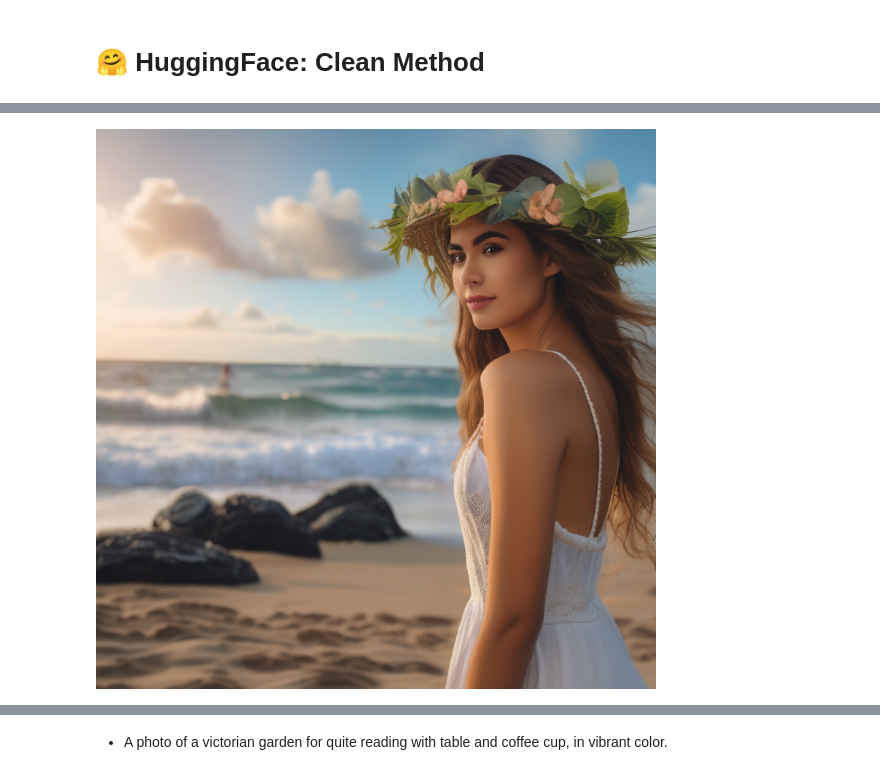
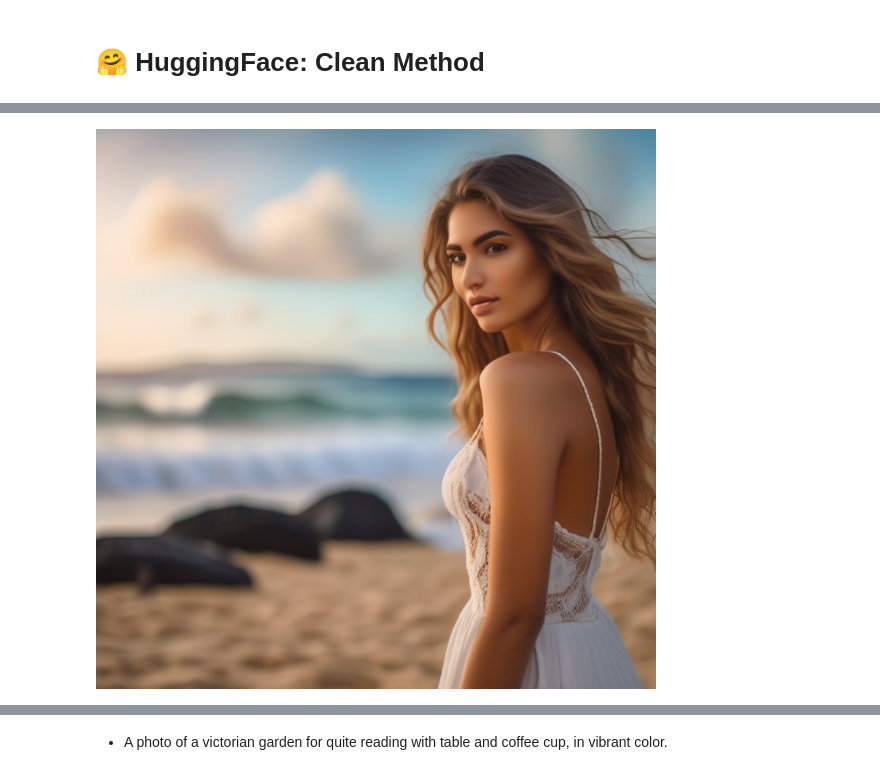
Before and after one commit to duchaba/pluto_happy, a Jupyter notebook: pluto_hugging_face_stable_diffusion.ipynb, the cells around one changed output, grey strips where cells are left out. Saved outputs shown, nothing was run; the diff lists cells and outputs as text; code cells hidden in the pictures.

```diff
--- a/pluto_hugging_face_stable_diffusion.ipynb
+++ b/pluto_hugging_face_stable_diffusion.ipynb
@@ -50,10 +53,11 @@ git_req = f'{git_repo}/{fname}'
 # prompt: None
 # Note: start up pluto
 
-fname = './pluto_happy/pluto.py'
+fname = '/content/pluto_happy/pluto.py'
 
 %run {fname}
 pluto = Pluto_Happy('Pluto likes to hug')
+pluto.fname_requirements = git_req
 # %% [output]
 ---------------------------------- : ----------------------------------
                   Hello from class : <class '__main__.Pluto_Happy'> Class: Pluto_Happy
@@ -317,18 +306,12 @@ Appending to ./pluto_happy/pluto_huggingface.py
 # %%
 # test it
 x = pluto.draw_me(
   'A picture of a beautiful model on Hawaii beach with super realistic detail, in 4K quality, soft background focus, and vibrant colors.',
   'dirty, pornographic',
-  768,
-  768,
-  40,
-  1964,
-  0.8,
-  7.5,
+  768, 768, 40, 1964, 0, 8,
   '',
-  ''
+  'pixel noise, mishape feature'
 )
+x
+# %% [output]
+[figure, added]
-# %%
-x
-# %% [output]
-[figure, removed]
```
Also changed, not shown: parts of 30 cells of this notebook.
